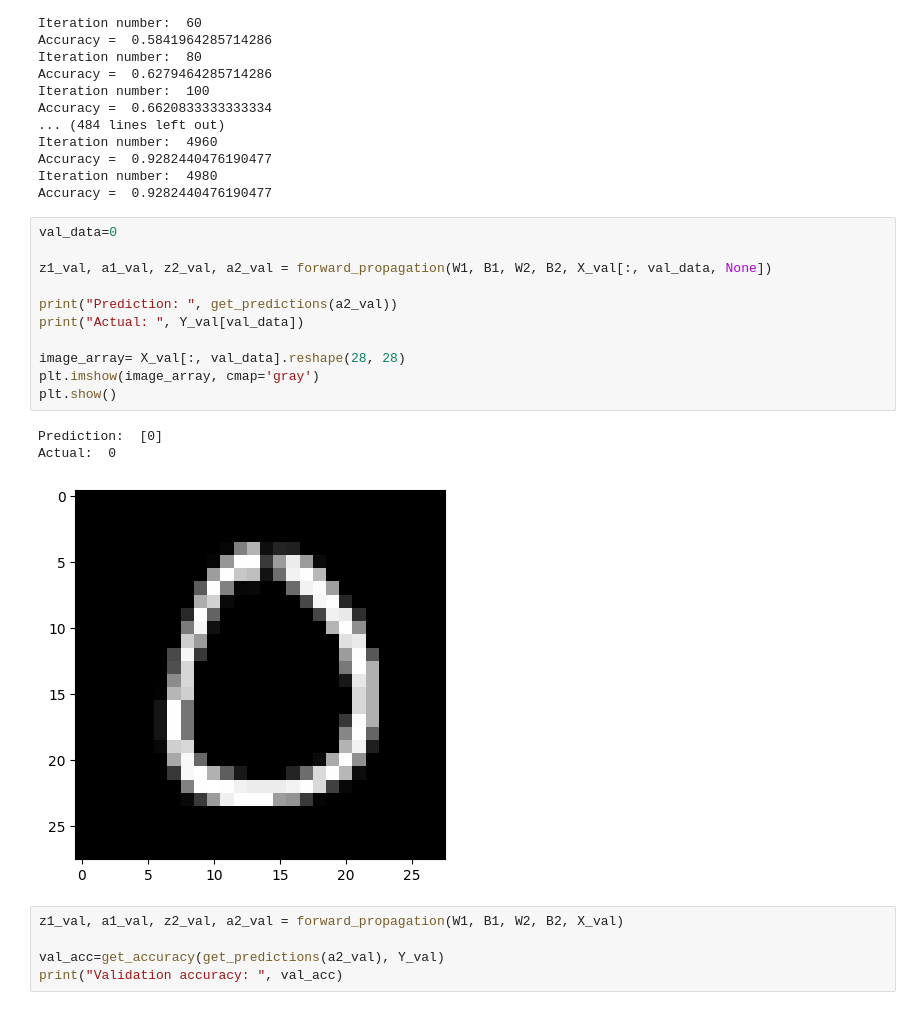
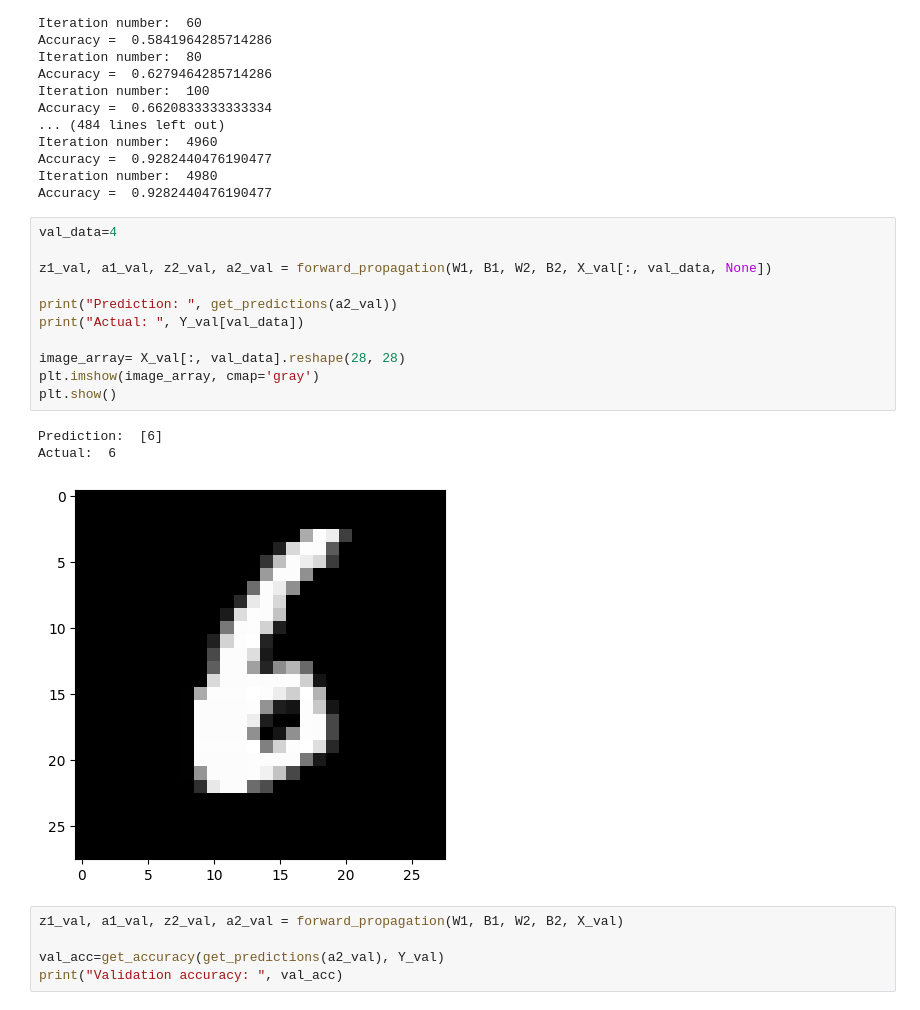
Before and after one commit to 21-aakash/neural-network-from-scratch, a Jupyter notebook: neural-network.ipynb, the cells around one changed output. Drawn from its saved outputs; the diff is of its cells as text.

```diff
--- a/neural-network.ipynb
+++ b/neural-network.ipynb
@@ -148,20 +148,20 @@ Accuracy =  0.9282440476190477
 Iteration number:  4980
 Accuracy =  0.9282440476190477
 # %%
-val_data=0
+val_data=4
 
 z1_val, a1_val, z2_val, a2_val = forward_propagation(W1, B1, W2, B2, X_val[:, val_data, None])
 
 print("Prediction: ", get_predictions(a2_val))
 print("Actual: ", Y_val[val_data])
 
 image_array= X_val[:, val_data].reshape(28, 28)
 plt.imshow(image_array, cmap='gray')
 plt.show()
 # %% [output]
-Prediction:  [0]
-Actual:  0
+Prediction:  [6]
+Actual:  6
-[figure, old version]
+[figure, new version]
 # %%
 z1_val, a1_val, z2_val, a2_val = forward_propagation(W1, B1, W2, B2, X_val)
 
```
Also changed, not shown: 4 other files.
